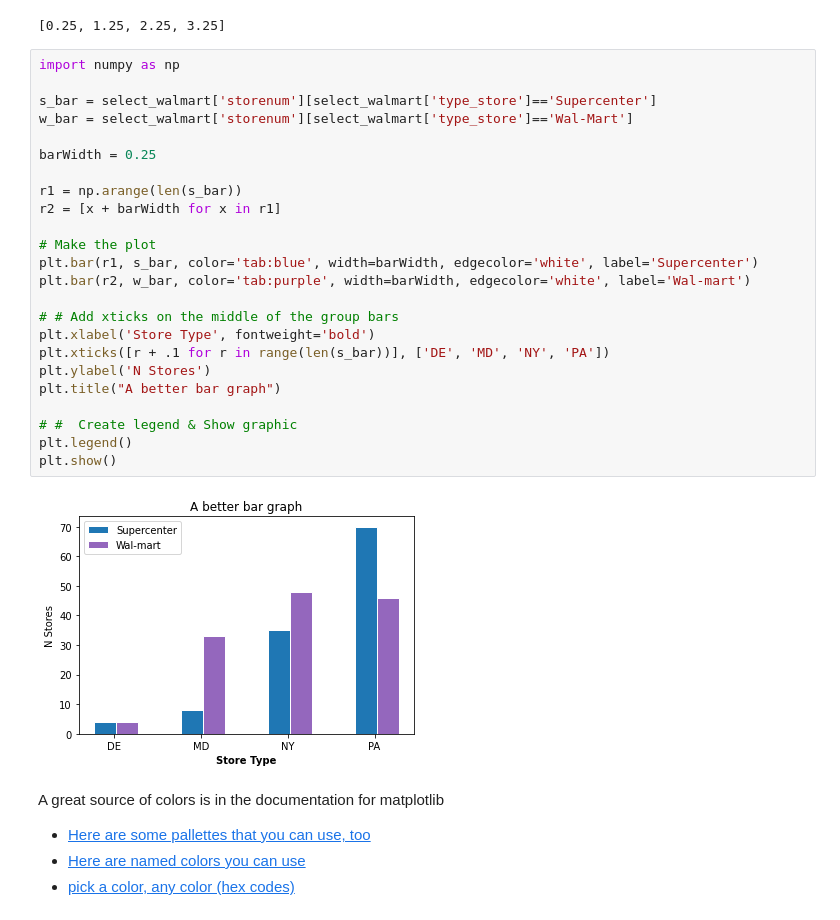
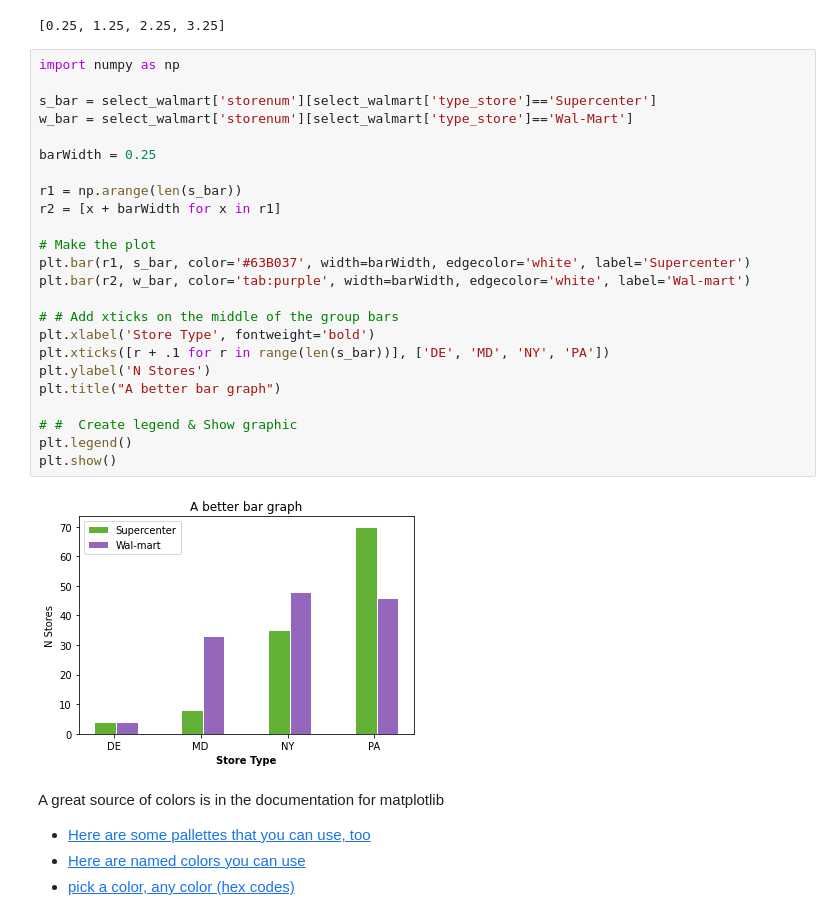
Before and after one commit to somethingabout/Data_Analysis_Python_R, a Jupyter notebook: Becoming a Viz Kid/Lecture 8.ipynb, the cells around one changed output. Drawn from its saved outputs; the diff is of its cells as text.

```diff
--- a/Becoming a Viz Kid/Lecture 8.ipynb
+++ b/Becoming a Viz Kid/Lecture 8.ipynb
@@ -195,29 +231,29 @@ r2
 # %%
 import numpy as np
 
 s_bar = select_walmart['storenum'][select_walmart['type_store']=='Supercenter']
 w_bar = select_walmart['storenum'][select_walmart['type_store']=='Wal-Mart']
 
 barWidth = 0.25
 
 r1 = np.arange(len(s_bar))
 r2 = [x + barWidth for x in r1]
 
 # Make the plot
-plt.bar(r1, s_bar, color='tab:blue', width=barWidth, edgecolor='white', label='Supercenter')
+plt.bar(r1, s_bar, color='#63B037', width=barWidth, edgecolor='white', label='Supercenter')
 plt.bar(r2, w_bar, color='tab:purple', width=barWidth, edgecolor='white', label='Wal-mart')
 
 # # Add xticks on the middle of the group bars
 plt.xlabel('Store Type', fontweight='bold')
 plt.xticks([r + .1 for r in range(len(s_bar))], ['DE', 'MD', 'NY', 'PA'])
 plt.ylabel('N Stores')
 plt.title("A better bar graph")
 
 # #  Create legend & Show graphic
 plt.legend()
 plt.show()
 # %% [output]
-[figure, old version]
+[figure, new version]
 # %% [markdown]
 A great source of colors is in the documentation for matplotlib
 - [Here are some pallettes that you can use, too](https://matplotlib.org/3.3.2/tutorials/colors/colormaps.html)
```
Also changed, not shown: parts of 6 cells of this notebook, 14 other files.
